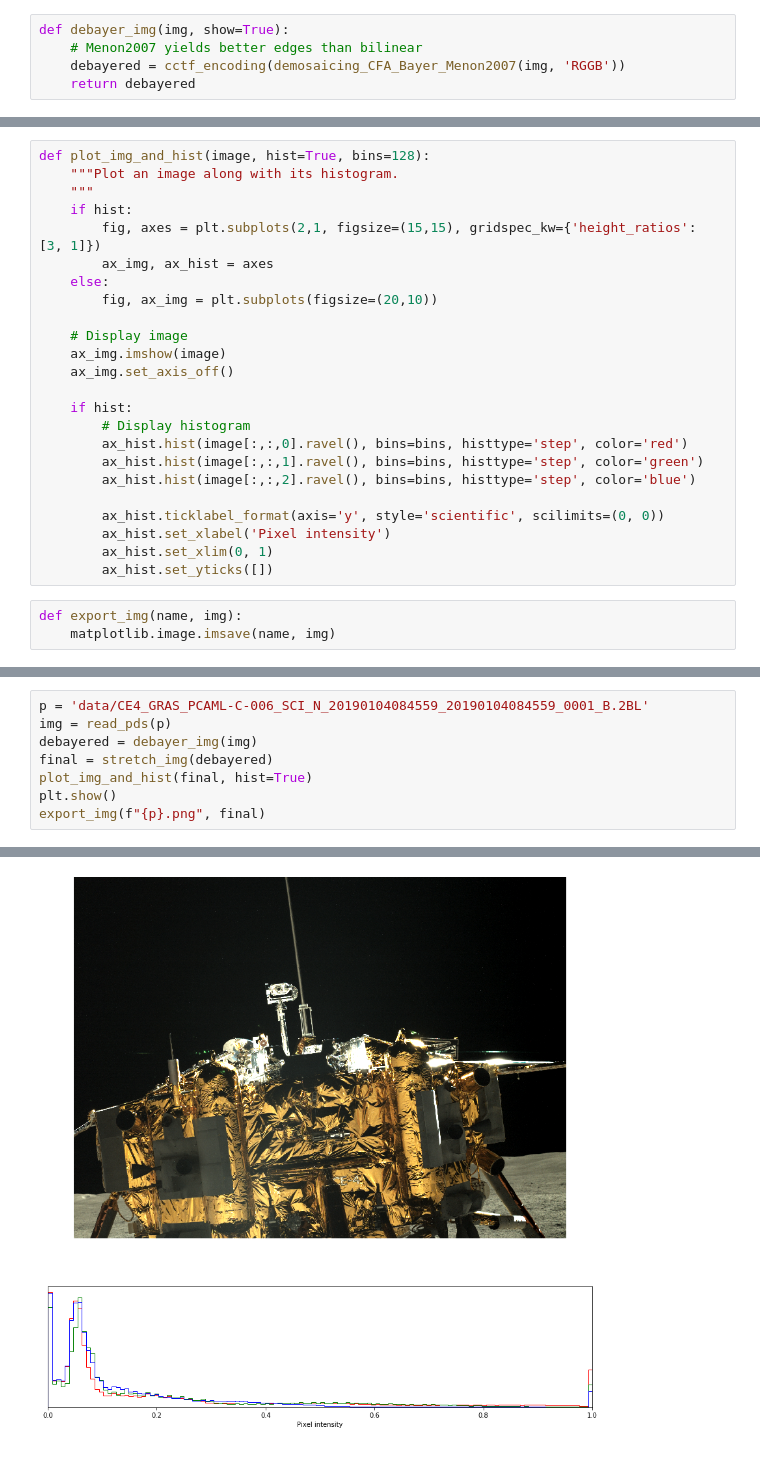
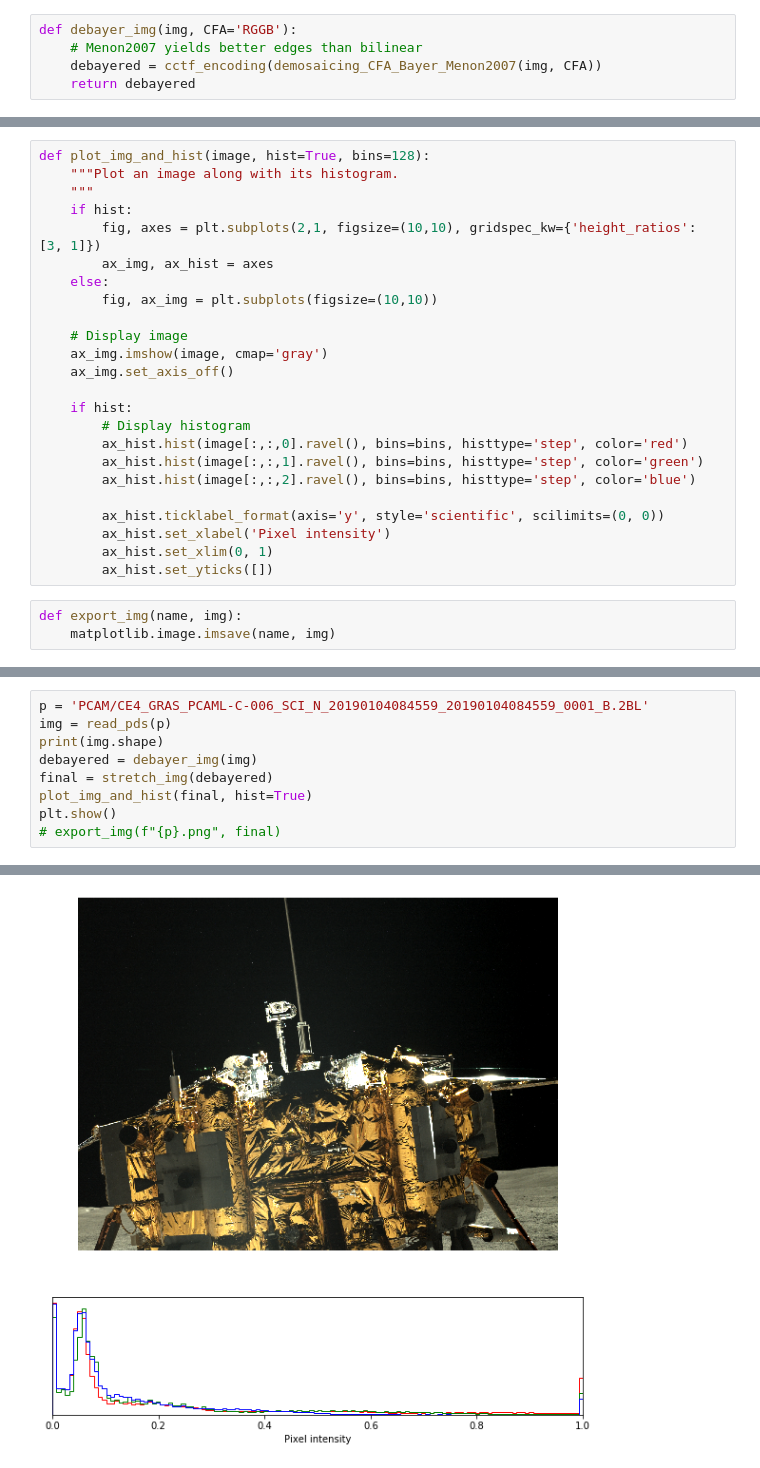
Before and after one commit to siyu6974/ChangE_4_data_playground, a Jupyter notebook: first_glance.ipynb, the cells around one changed output, grey strips where cells are left out. Drawn from its saved outputs; the diff is of its cells as text.

```diff
--- a/first_glance.ipynb
+++ b/first_glance.ipynb
@@ -31,9 +28,9 @@ def read_pds(path):
     img = img_as_float(img)
     return img
 # %%
-def debayer_img(img, show=True):
+def debayer_img(img, CFA='RGGB'):
     # Menon2007 yields better edges than bilinear
-    debayered = cctf_encoding(demosaicing_CFA_Bayer_Menon2007(img, 'RGGB'))
+    debayered = cctf_encoding(demosaicing_CFA_Bayer_Menon2007(img, CFA))
     return debayered
 # %%
 def stretch_img(img):
@@ -45,13 +44,13 @@ def plot_img_and_hist(image, hist=True, bins=128):
     """Plot an image along with its histogram.
     """
     if hist:
-        fig, axes = plt.subplots(2,1, figsize=(15,15), gridspec_kw={'height_ratios': [3, 1]})
+        fig, axes = plt.subplots(2,1, figsize=(10,10), gridspec_kw={'height_ratios': [3, 1]})
         ax_img, ax_hist = axes
     else:
-        fig, ax_img = plt.subplots(figsize=(20,10))
+        fig, ax_img = plt.subplots(figsize=(10,10))
 
     # Display image
-    ax_img.imshow(image)
+    ax_img.imshow(image, cmap='gray')
     ax_img.set_axis_off()
 
     if hist:
@@ -70,9 +81,10 @@ def export_img(name, img):
 # %%
-p = 'data/CE4_GRAS_PCAML-C-006_SCI_N_20190104084559_20190104084559_0001_B.2BL'
+p = 'PCAM/CE4_GRAS_PCAML-C-006_SCI_N_20190104084559_20190104084559_0001_B.2BL'
 img = read_pds(p)
+print(img.shape)
 debayered = debayer_img(img)
 final = stretch_img(debayered)
 plot_img_and_hist(final, hist=True)
 plt.show()
-export_img(f"{p}.png", final)
+# export_img(f"{p}.png", final)
 # %% [output]
@@ -79 +92 @@ export_img(f"{p}.png", final)
-[figure, old version]
+[figure, new version]
```
Also changed, not shown: parts of 9 cells of this notebook, 2 other files.
